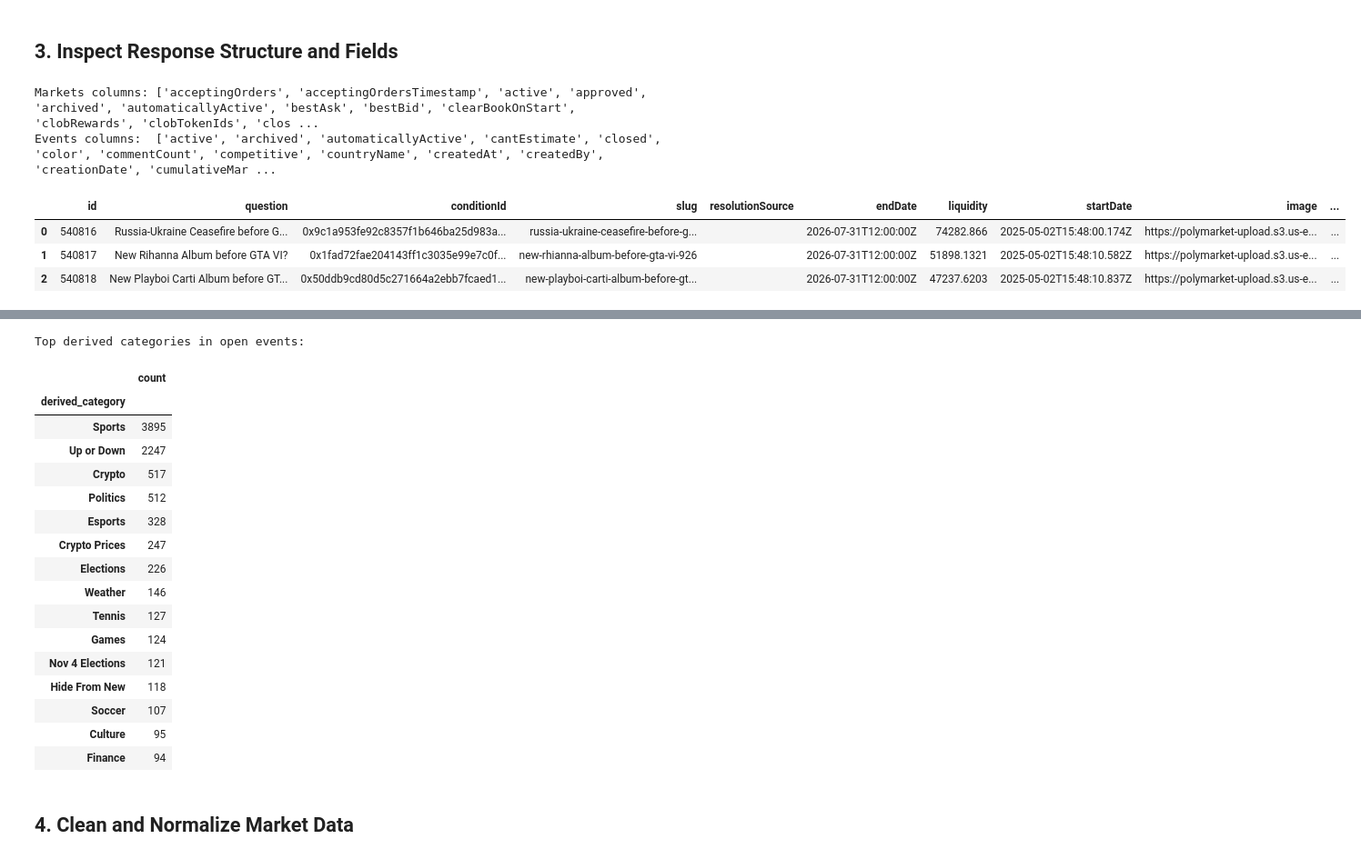
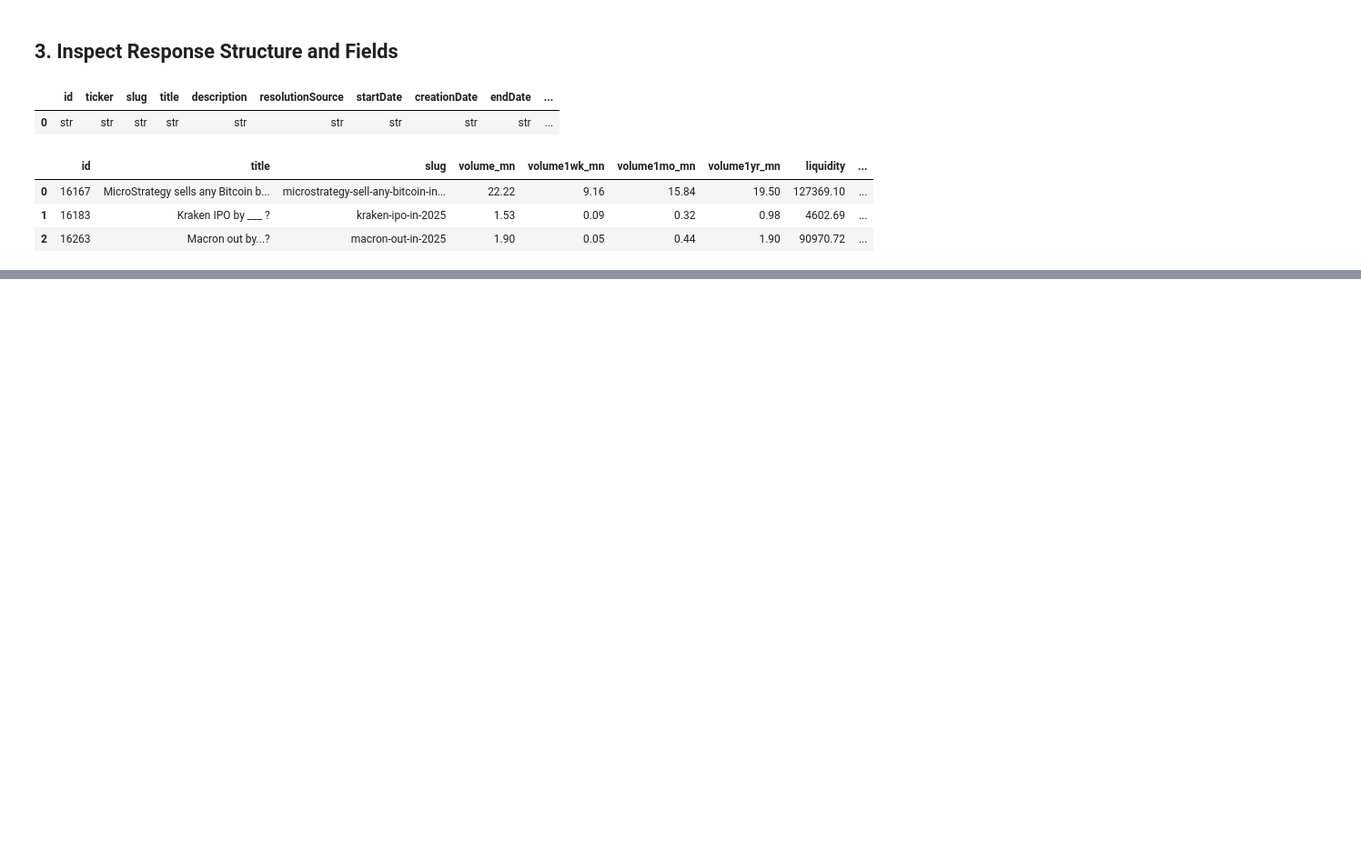
Before and after one commit to willsqqi/dwd-sp26-polymarket, a Jupyter notebook: polymarket_api_analysis.ipynb, the cells around one changed output, grey strips where cells are left out. Shown at 91% size. Saved outputs shown, nothing was run; the diff lists cells and outputs as text; code cells hidden in the pictures; blank space fills up the shorter version.

```diff
--- a/polymarket_api_analysis.ipynb
+++ b/polymarket_api_analysis.ipynb
@@ -5,10 +5,9 @@ This project fetches and analyzes public Polymarket market data.
 # %% [markdown]
 ## 1. Import Libraries and Configure API Access
 # %%
-import ast
-import json
+import os
 import time
-from typing import Any, Dict, List, Optional, Tuple
+from typing import Any, Dict, List, Optional
 
 import numpy as np
 import pandas as pd
@@ -19,15 +18,12 @@ import seaborn as sns
 sns.set_theme(style="whitegrid")
 pd.set_option("display.max_columns", 120)
 pd.set_option("display.width", 160)
+pd.options.display.float_format = "{:,.2f}".format
 
-API_BASES = [
-    "https://gamma-api.polymarket.com",
-]
-
+GAMMA_BASE = "https://gamma-api.polymarket.com"
 DEFAULT_HEADERS = {
     "Accept": "application/json",
     "User-Agent": "polymarket-analysis-notebook/1.0",
 }
-
 REQUEST_TIMEOUT = 20
 # %% [markdown]
@@ -192,22 +123,35 @@ Open events fetched: 10,778 (cap=unbounded)
 # %% [markdown]
 ## 3. Inspect Response Structure and Fields
+# %%
+display(events_raw.dtypes.to_frame().T)
+# %% [output]
+|  | id | ticker | slug | title | description | resolutionSource | startDate | creationDate | endDate | ... |
+| 0 | str | str | str | str | str | str | str | str | str | ... |
 # %%
-print("Markets columns:", sorted(markets_raw.columns.tolist())[:30], "...")
-print("Events columns: ", sorted(events_raw.columns.tolist())[:30], "...")
+# save to 2 decimals
+# Keep these in raw USD (2 decimals)
+raw_2dp_cols = ["liquidity", "openInterest", "competitive", "volume24hr", "liquidityClob"]
+for col in raw_2dp_cols:
+    events_raw[col] = pd.to_numeric(events_raw[col], errors="coerce").round(2)
 
-if not markets_raw.empty:
-    display(markets_raw.head(3))
+# Keep these as USD mn (2 decimals)
+mn_source_cols = ["volume", "volume1wk", "volume1mo", "volume1yr"]
+for col in mn_source_cols:
+    events_raw[col] = pd.to_numeric(events_raw[col], errors="coerce")
+    events_raw[f"{col}_mn"] = (events_raw[col] / 1_000_000).round(2)
 
-if not events_raw.empty:
-    display(events_raw.head(3))
+display_cols = [
+    "id", "title", "slug",
+    "volume_mn", "volume1wk_mn", "volume1mo_mn", "volume1yr_mn",
+    "liquidity", "openInterest", "competitive", "volume24hr", "liquidityClob",
+    "derived_category"
+]
+display(events_raw[display_cols].head(3))
 
-if not events_raw.empty and "derived_category" in events_raw.columns:
-    print("Top derived categories in open events:")
-    display(events_raw["derived_category"].value_counts(dropna=False).head(15).to_frame("count"))
+print("Top derived categories in open events:")
+display(events_raw["derived_category"].value_counts(dropna=False).head(15).to_frame("count"))
 # %% [output]
-Markets columns: ['acceptingOrders', 'acceptingOrdersTimestamp', 'active', 'approved', 'archived', 'automaticallyActive', 'bestAsk', 'bestBid', 'clearBookOnStart', 'clobRewards', 'clobTokenIds', 'clos ...
-Events columns:  ['active', 'archived', 'automaticallyActive', 'cantEstimate', 'closed', 'color', 'commentCount', 'competitive', 'countryName', 'createdAt', 'createdBy', 'creationDate', 'cumulativeMar ...
-|  | id | question | conditionId | slug | resolutionSource | endDate | liquidity | startDate | image | ... |
-| 0 | 540816 | Russia-Ukraine Ceasefire before G... | 0x9c1a953fe92c8357f1b646ba25d983a... | russia-ukraine-ceasefire-before-g... |  | 2026-07-31T12:00:00Z | 74282.866 | 2025-05-02T15:48:00.174Z | https://polymarket-upload.s3.us-e... | ... |
-| 1 | 540817 | New Rihanna Album before GTA VI? | 0x1fad72fae204143ff1c3035e99e7c0f... | new-rhianna-album-before-gta-vi-926 |  | 2026-07-31T12:00:00Z | 51898.1321 | 2025-05-02T15:48:10.582Z | https://polymarket-upload.s3.us-e... | ... |
-| 2 | 540818 | New Playboi Carti Album before GT... | 0x50ddb9cd80d5c271664a2ebb7fcaed1... | new-playboi-carti-album-before-gt... |  | 2026-07-31T12:00:00Z | 47237.6203 | 2025-05-02T15:48:10.837Z | https://polymarket-upload.s3.us-e... | ... |
+|  | id | title | slug | volume_mn | volume1wk_mn | volume1mo_mn | volume1yr_mn | liquidity | ... |
+| 0 | 16167 | MicroStrategy sells any Bitcoin b... | microstrategy-sell-any-bitcoin-in... | 22.22 | 9.16 | 15.84 | 19.50 | 127369.10 | ... |
+| 1 | 16183 | Kraken IPO by ___ ? | kraken-ipo-in-2025 | 1.53 | 0.09 | 0.32 | 0.98 | 4602.69 | ... |
+| 2 | 16263 | Macron out by...? | macron-out-in-2025 | 1.90 | 0.05 | 0.44 | 1.90 | 90970.72 | ... |
@@ -218,20 +157,0 @@ Events columns:  ['active', 'archived', 'automaticallyActive', 'cantEstimate', '
-Top derived categories in open events:
-|  | count |
-| derived_category |  |
-| Sports | 3895 |
-| Up or Down | 2247 |
-| Crypto | 517 |
-| Politics | 512 |
-| Esports | 328 |
-| Crypto Prices | 247 |
-| Elections | 226 |
-| Weather | 146 |
-| Tennis | 127 |
-| Games | 124 |
-| Nov 4 Elections | 121 |
-| Hide From New | 118 |
-| Soccer | 107 |
-| Culture | 95 |
-| Finance | 94 |
-# %% [markdown]
-## 4. Clean and Normalize Market Data
```
Also changed, not shown: parts of 19 cells of this notebook.
